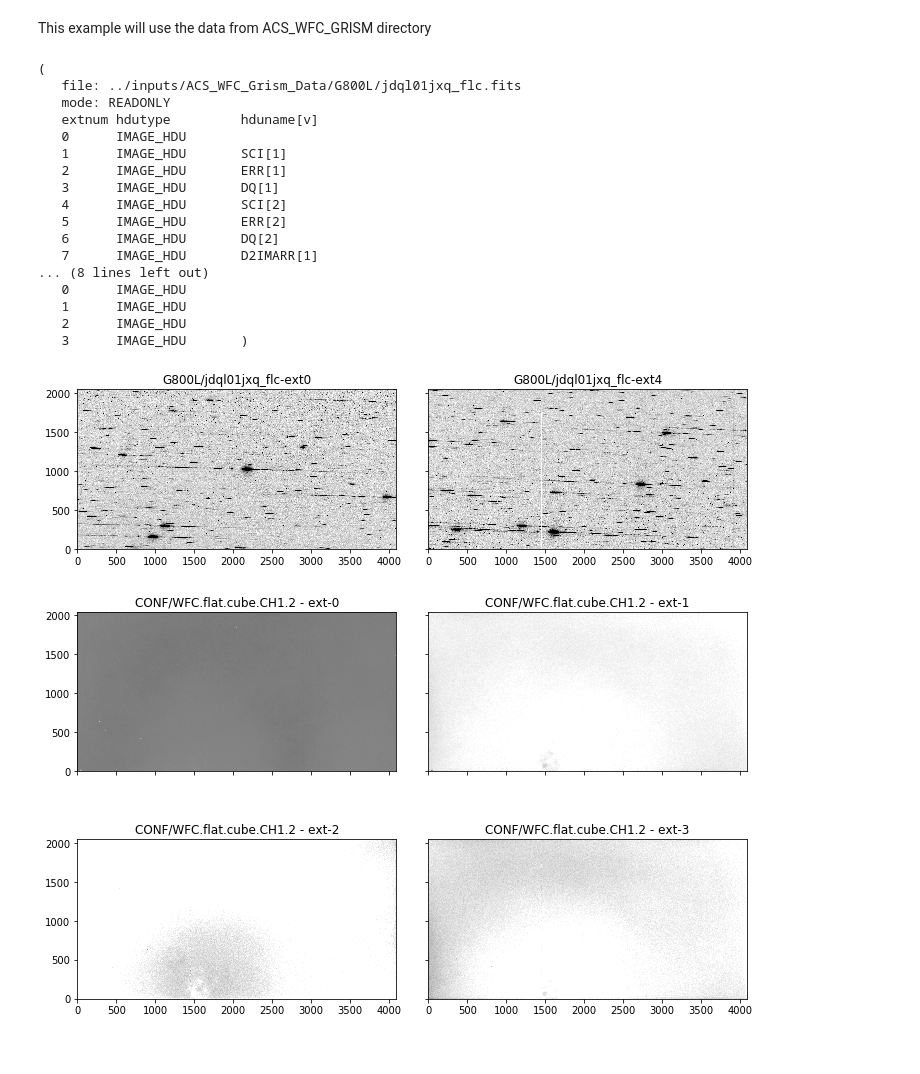
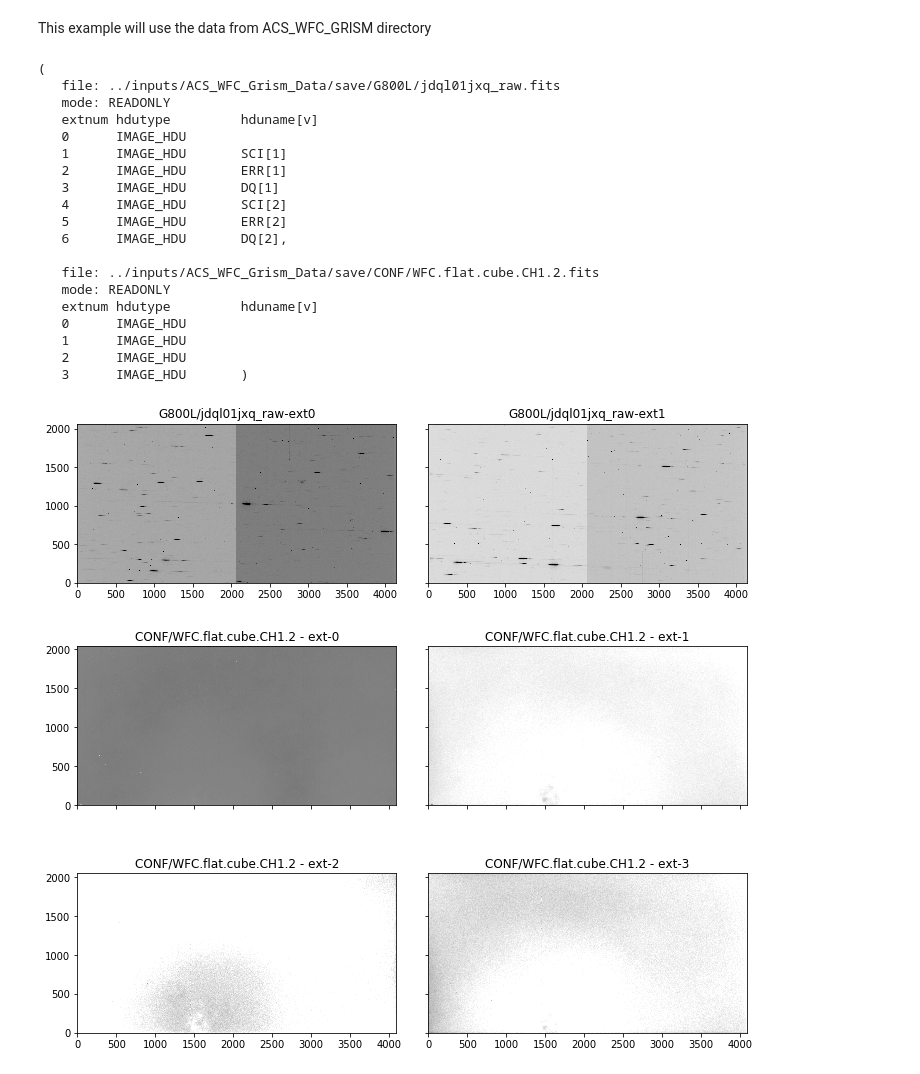
Before and after one commit to mehdirezaie/grism, a Jupyter notebook: notebooks/FlatField_ryan.ipynb, the cells around one changed output. Saved outputs shown, nothing was run; the diff lists cells and outputs as text; code cells hidden in the pictures.

Commit message:
use raw data

```diff
--- a/notebooks/FlatField_ryan.ipynb
+++ b/notebooks/FlatField_ryan.ipynb
@@ -96,13 +122,13 @@ science.imshow(title='icoi3immq_flt')
 # %% [markdown]
 This example will use the data from ACS_WFC_GRISM directory
 # %%
-g800l = DataLoader('../inputs/ACS_WFC_Grism_Data/G800L/jdql01jxq_flc.fits')
-flat = DataLoader('../inputs/ACS_WFC_Grism_Data/CONF/WFC.flat.cube.CH1.2.fits')
+g800l = DataLoader('../inputs/ACS_WFC_Grism_Data/save/G800L/jdql01jxq_raw.fits')
+flat = DataLoader('../inputs/ACS_WFC_Grism_Data/save/CONF/WFC.flat.cube.CH1.2.fits')
 # %%
 g800l, flat
 # %% [output]
 (
-   file: ../inputs/ACS_WFC_Grism_Data/G800L/jdql01jxq_flc.fits
+   file: ../inputs/ACS_WFC_Grism_Data/save/G800L/jdql01jxq_raw.fits
    mode: READONLY
    extnum hdutype         hduname[v]
    0      IMAGE_HDU
@@ -111,9 +137,11 @@ g800l, flat
    3      IMAGE_HDU       DQ[1]
    4      IMAGE_HDU       SCI[2]
    5      IMAGE_HDU       ERR[2]
-   6      IMAGE_HDU       DQ[2]
-   7      IMAGE_HDU       D2IMARR[1]
-... (8 lines left out)
+   6      IMAGE_HDU       DQ[2],
+
+   file: ../inputs/ACS_WFC_Grism_Data/save/CONF/WFC.flat.cube.CH1.2.fits
+   mode: READONLY
+   extnum hdutype         hduname[v]
    0      IMAGE_HDU
    1      IMAGE_HDU
    2      IMAGE_HDU
@@ -124,10 +154,18 @@ science2 = g800l.read_ext(4)
 
 flats = [flat.read_ext(i) for i in range(0, 4)]
 # %%
-fig, ax = plt.subplots(ncols=2, figsize=(12, 4), sharey=True)
+# set up the figure object
+fig, ax = plt.subplots(ncols=2,
+                       figsize=(12, 4),
+                       sharey=True)
+
 fig.subplots_adjust(hspace=0.1, wspace=0.1)
-science1.imshow(ax[0], vmin=0, vmax=100, title='G800L/jdql01jxq_flc-ext0', hold=True)
-science2.imshow(ax[1], vmin=0, vmax=100, title='G800L/jdql01jxq_flc-ext4')
+
+for i, science_i in enumerate([science1, science2]):
+    science_i.imshow(ax[i],
+                     vmin=2000, vmax=2600,
+                     title='G800L/jdql01jxq_raw-ext%d'%i,
+                     hold=True)
 # %% [output]
-[figure, old version]
+[figure, new version]
 # %%
```
Also changed, not shown: parts of 10 cells of this notebook, 1 other file.
